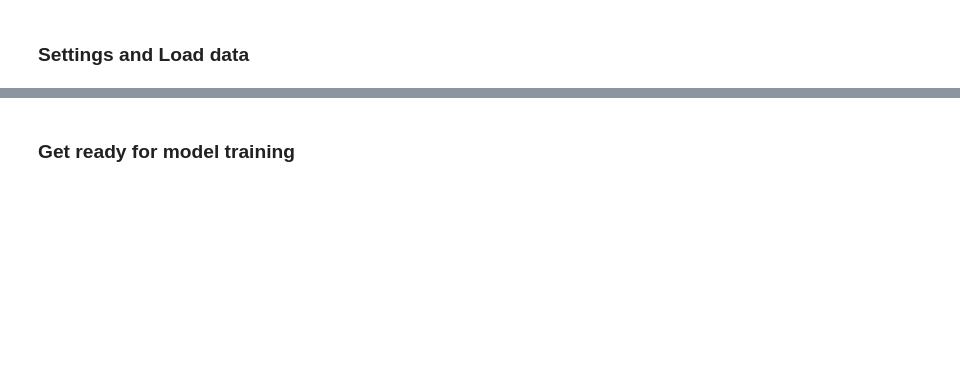
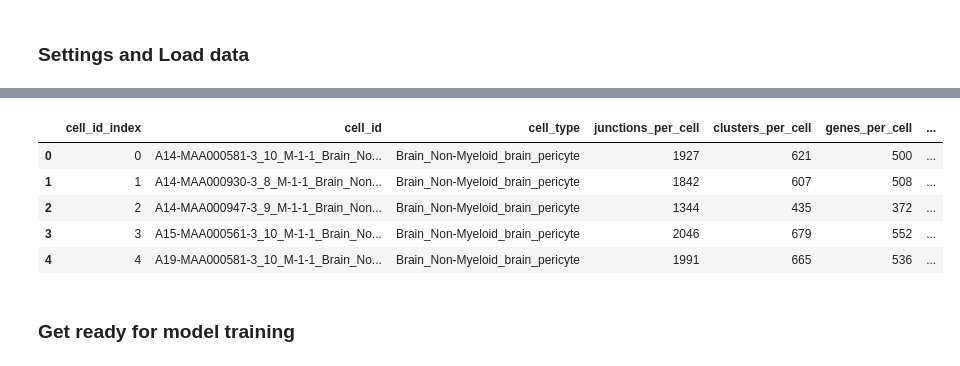
Before and after one commit to daklab/LeafletFA, a Jupyter notebook: notebooks/example_analysis/run_beta-dirichlet-factor_model.ipynb, the cells around one changed output, grey strips where cells are left out. Cells and saved outputs as stored; diff of their text form; code cells hidden in the pictures; blank space fills up the shorter version.

```diff
--- a/notebooks/example_analysis/run_beta-dirichlet-factor_model.ipynb
+++ b/notebooks/example_analysis/run_beta-dirichlet-factor_model.ipynb
@@ -95,0 +186,46 @@ simple_data = final_data[["cell_id_index", "Cluster", "cell_type", "junction_id_
+# %%
+# how many junctions are detected per cell, how many intron clusters in cell?, how many genes in cell? how many total junction read counts in a given cell?
+junctions_per_cell = simple_data.groupby("cell_id_index").size()
+clusters_per_cell = simple_data.groupby("cell_id_index").Cluster.nunique()
+genes_per_cell = simple_data.groupby("cell_id_index").gene_id.nunique()
+total_junction_counts_per_cell = simple_data.groupby("cell_id_index").junc_count.sum()
+average_junction_counts_per_cell = simple_data.groupby("cell_id_index").junc_count.mean()
+
+# convert each to a dataframe with proper column names
+junctions_per_cell = junctions_per_cell.to_frame(name="junctions_per_cell")
+clusters_per_cell = clusters_per_cell.to_frame(name="clusters_per_cell")
+genes_per_cell = genes_per_cell.to_frame(name="genes_per_cell")
+total_junction_counts_per_cell = total_junction_counts_per_cell.to_frame(name="total_junction_counts_per_cell")
+average_junction_counts_per_cell = average_junction_counts_per_cell.to_frame(name="average_junction_counts_per_cell")
+
+# make sure they all have cell_id_index column also
+junctions_per_cell["cell_id_index"] = junctions_per_cell.index
+clusters_per_cell["cell_id_index"] = clusters_per_cell.index
+genes_per_cell["cell_id_index"] = genes_per_cell.index
+total_junction_counts_per_cell["cell_id_index"] = total_junction_counts_per_cell.index
+average_junction_counts_per_cell["cell_id_index"] = average_junction_counts_per_cell.index
+
+# remove index name
+junctions_per_cell.index.name = None
+clusters_per_cell.index.name = None
+genes_per_cell.index.name = None
+total_junction_counts_per_cell.index.name = None
+average_junction_counts_per_cell.index.name = None
+# %%
+cell_ids_conversion = cell_ids_conversion.merge(junctions_per_cell, on="cell_id_index").merge(clusters_per_cell, on="cell_id_index").merge(genes_per_cell, on="cell_id_index").merge(total_junction_counts_per_cell, on="cell_id_index").merge(average_junction_counts_per_cell, on="cell_id_index")
+# %%
+tot_clusters = simple_data.Cluster.nunique()
+tot_genes = simple_data.gene_id.nunique()
+tot_junctions = simple_data.junction_id_index.nunique()
+
+cell_ids_conversion["perc_juncs"] = cell_ids_conversion.junctions_per_cell / tot_junctions
+cell_ids_conversion["perc_clusters"] = cell_ids_conversion.clusters_per_cell / tot_clusters
+cell_ids_conversion["perc_genes"] = cell_ids_conversion.genes_per_cell / tot_genes
+cell_ids_conversion.head()
+# %% [output]
+|  | cell_id_index | cell_id | cell_type | junctions_per_cell | clusters_per_cell | genes_per_cell | ... |
+| 0 | 0 | A14-MAA000581-3_10_M-1-1_Brain_No... | Brain_Non-Myeloid_brain_pericyte | 1927 | 621 | 500 | ... |
+| 1 | 1 | A14-MAA000930-3_8_M-1-1_Brain_Non... | Brain_Non-Myeloid_brain_pericyte | 1842 | 607 | 508 | ... |
+| 2 | 2 | A14-MAA000947-3_9_M-1-1_Brain_Non... | Brain_Non-Myeloid_brain_pericyte | 1344 | 435 | 372 | ... |
+| 3 | 3 | A15-MAA000561-3_10_M-1-1_Brain_No... | Brain_Non-Myeloid_brain_pericyte | 2046 | 679 | 552 | ... |
+| 4 | 4 | A19-MAA000581-3_10_M-1-1_Brain_No... | Brain_Non-Myeloid_brain_pericyte | 1991 | 665 | 536 | ... |
```
Also changed, not shown: parts of 30 cells of this notebook, 10 other files.
